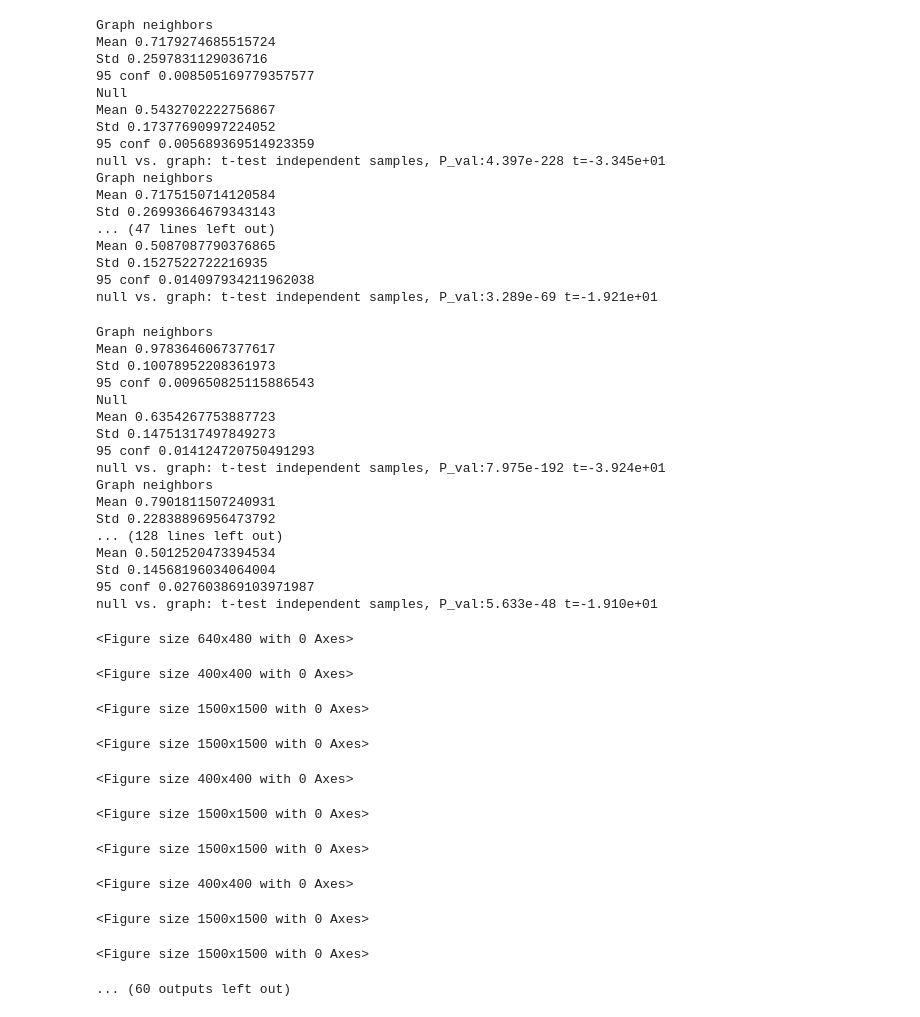
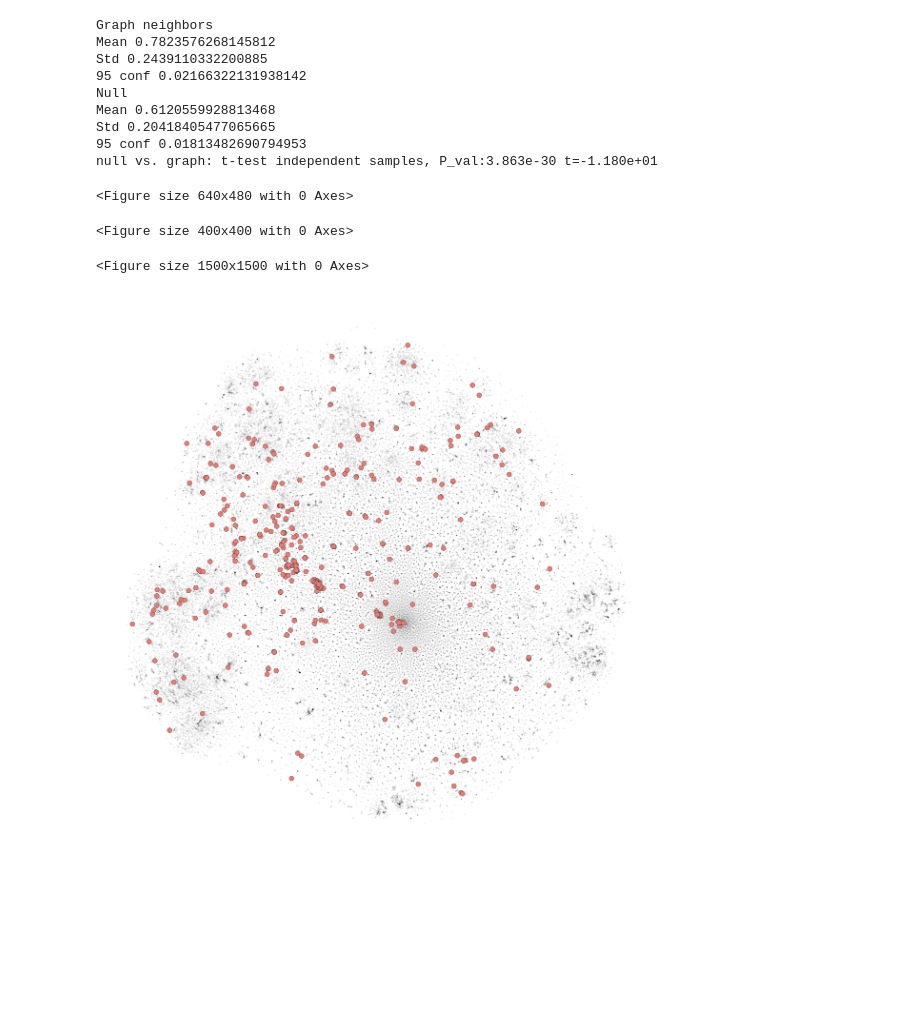
Before and after one commit to kosonocky/CheF, a Jupyter notebook: scripts/visualization/07_select_co_graph.ipynb, the cells around one changed output. Saved outputs shown, nothing was run; the diff lists cells and outputs as text; code cells hidden in the pictures; blank space fills up the shorter version.

```diff
--- a/scripts/visualization/07_select_co_graph.ipynb
+++ b/scripts/visualization/07_select_co_graph.ipynb
@@ -31,7 +31,8 @@ tsne_df["summarizations"] = tsne_df["summarizations"].map(literal_eval)
 # for term_1 in ["5-ht"]:
 # for term_1 in ["hcv", "5-ht", "electroluminescence"]:
 # for term_1 in ["serotonin"]:
-for term_1 in ["anti-microbial", "polymer", "protease", "crystal", "jak", "opioid", "antidepressant", "wnt", "egfr", "olefin", "steroid", "kras", "mtor", "beta-lactamase", "bace", "integrase", "tachykinin", "electrooptic", "ubiquitination", "fragrance", "sting", "sglt", "vitamin"]:
+# for term_1 in ["anti-microbial", "polymer", "protease", "crystal", "jak", "opioid", "antidepressant", "wnt", "egfr", "olefin", "steroid", "kras", "mtor", "beta-lactamase", "bace", "integrase", "tachykinin", "electrooptic", "ubiquitination", "fragrance", "sting", "sglt", "vitamin"]:
+for term_1 in ["protease"]:
     # swap source and target if term_1 is in target. This ensures that term_1 is always in source
     df.loc[df["target"] == term_1, ["target", "source"]] = df.loc[df["target"] == term_1, ["source", "target"]].values
     df["source_global_count"] = df['source'].apply(lambda x: counter[x])
@@ -191,7 +192,7 @@ for term_1 in ["anti-microbial", "polymer", "protease", "crystal", "jak", "opioi
     plt.xlabel("t-SNE 1", fontsize=24)
     plt.ylabel("t-SNE 2", fontsize=24)
 
-    plt.savefig(f'tsne_plots/term_{term_1}_tsne_10_nearest_neighbors.png', dpi=300, bbox_inches='tight')
+    # plt.savefig(f'tsne_plots/term_{term_1}_tsne_10_nearest_neighbors.png', dpi=300, bbox_inches='tight')
     plt.axis('off')
     plt.savefig(f'tsne_plots/term_{term_1}_tsne_10_nearest_neighbors_noaxis.png', dpi=300, bbox_inches='tight')
 
@@ -212,77 +213,45 @@ for term_1 in ["anti-microbial", "polymer", "protease", "crystal", "jak", "opioi
         edgecolors="#000000",
         label="_nolegend_"
     )
 
     plt.scatter(
         tsne_df[tsne_df["summarizations"].map(lambda x: any(term_1 == word for word in x))]['fp_tsne_x'],
         tsne_df[tsne_df["summarizations"].map(lambda x: any(term_1 == word for word in x))]['fp_tsne_y'],
         s=50,
         alpha=1,
         c="#F8766D",
         linewidths=0.5,
         edgecolors="DarkSlateGrey",
     )
 
     # remove first label from legend
     plt.legend([term_1,], bbox_to_anchor=(1.05, 1), loc='upper left', fontsize=24)
     # axis numbers size 18
     plt.xticks(fontsize=24)
     plt.yticks(fontsize=24)
     plt.xlabel("t-SNE 1", fontsize=24)
     plt.ylabel("t-SNE 2", fontsize=24)
 
-    plt.savefig(f"tsne_plots/term_{term_1}_tsne.png", dpi=300, bbox_inches='tight')
+    # plt.savefig(f"tsne_plots/term_{term_1}_tsne.png", dpi=300, bbox_inches='tight')
     plt.axis('off')
-    plt.savefig(f"tsne_plots/term_{term_1}_tsne_noaxis.png", dpi=300, bbox_inches='tight')
+    # plt.savefig(f"tsne_plots/term_{term_1}_tsne_noaxis.png", dpi=300, bbox_inches='tight')
     # legend off
     plt.legend([],[], frameon=False)
     plt.savefig(f"tsne_plots/term_{term_1}_tsne_noaxis_nolegend.png", dpi=300, bbox_inches='tight')
 
-    plt.axis('on')
-    plt.savefig(f"tsne_plots/term_{term_1}_tsne_nolegend.png", dpi=300, bbox_inches='tight')
+    # plt.axis('on')
+    # plt.savefig(f"tsne_plots/term_{term_1}_tsne_nolegend.png", dpi=300, bbox_inches='tight')
 # %% [output]
 Graph neighbors
-Mean 0.7179274685515724
-Std 0.2597831129036716
-95 conf 0.008505169779357577
+Mean 0.7823576268145812
+Std 0.2439110332200885
+95 conf 0.02166322131938142
 Null
-Mean 0.5432702222756867
-Std 0.17377690997224052
-95 conf 0.005689369514923359
-null vs. graph: t-test independent samples, P_val:4.397e-228 t=-3.345e+01
-Graph neighbors
-Mean 0.7175150714120584
-Std 0.26993664679343143
-... (47 lines left out)
-Mean 0.5087087790376865
-Std 0.1527522722216935
-95 conf 0.014097934211962038
-null vs. graph: t-test independent samples, P_val:3.289e-69 t=-1.921e+01
+Mean 0.6120559928813468
+Std 0.20418405477065665
+95 conf 0.01813482690794953
+null vs. graph: t-test independent samples, P_val:3.863e-30 t=-1.180e+01
-Graph neighbors
-Mean 0.9783646067377617
-Std 0.10078952208361973
-95 conf 0.009650825115886543
-Null
-Mean 0.6354267753887723
-Std 0.14751317497849273
-95 conf 0.014124720750491293
-null vs. graph: t-test independent samples, P_val:7.975e-192 t=-3.924e+01
-Graph neighbors
-Mean 0.7901811507240931
-Std 0.22838896956473792
-... (128 lines left out)
-Mean 0.5012520473394534
-Std 0.14568196034064004
-95 conf 0.027603869103971987
-null vs. graph: t-test independent samples, P_val:5.633e-48 t=-1.910e+01
+<Figure size 640x480 with 0 Axes>
-<Figure size 640x480 with 0 Axes>
+<Figure size 400x400 with 0 Axes>
-<Figure size 400x400 with 0 Axes>
+<Figure size 1500x1500 with 0 Axes>
-<Figure size 1500x1500 with 0 Axes>
-<Figure size 1500x1500 with 0 Axes>
-<Figure size 400x400 with 0 Axes>
-<Figure size 1500x1500 with 0 Axes>
-<Figure size 1500x1500 with 0 Axes>
-<Figure size 400x400 with 0 Axes>
-<Figure size 1500x1500 with 0 Axes>
-<Figure size 1500x1500 with 0 Axes>
-... (60 outputs left out)
+[figure, added]
```
